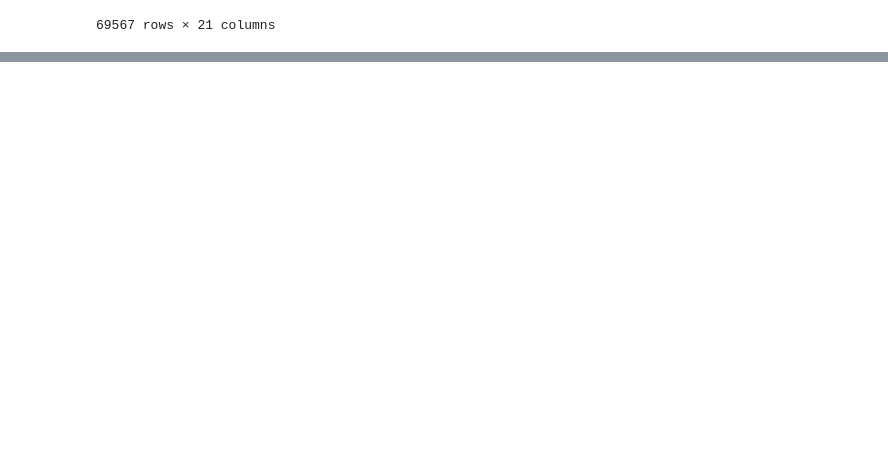
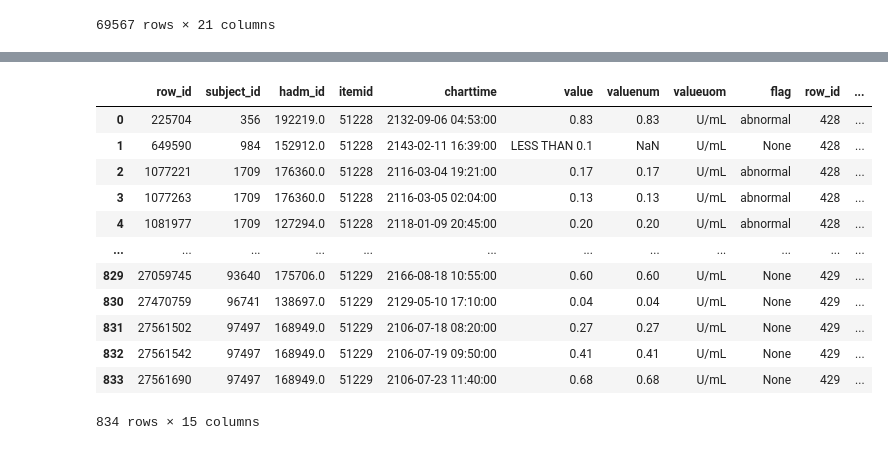
Before and after one commit to anaeliaovalle/mimic3_research, a Jupyter notebook: MIMIC3 Project.ipynb, the cells around one changed output, grey strips where cells are left out. Cells and saved outputs as stored; diff of their text form; code cells hidden in the pictures; blank space fills up the shorter version.

```diff
--- a/MIMIC3 Project.ipynb
+++ b/MIMIC3 Project.ipynb
@@ -420,0 +597,31 @@ df
+# %%
+
+query = query_schema + """
+
+
+SELECT
+    *
+FROM
+    labevents a
+INNER JOIN
+    d_labitems b
+ON a.itemid = b.itemid
+WHERE lower(label) like '%heparin%'
+"""
+df_labs = pd.read_sql_query(query,con)
+
+df_labs
+# %% [output]
+|  | row_id | subject_id | hadm_id | itemid | charttime | value | valuenum | valueuom | flag | row_id | ... |
+| 0 | 225704 | 356 | 192219.0 | 51228 | 2132-09-06 04:53:00 | 0.83 | 0.83 | U/mL | abnormal | 428 | ... |
+| 1 | 649590 | 984 | 152912.0 | 51228 | 2143-02-11 16:39:00 | LESS THAN 0.1 | NaN | U/mL | None | 428 | ... |
+| 2 | 1077221 | 1709 | 176360.0 | 51228 | 2116-03-04 19:21:00 | 0.17 | 0.17 | U/mL | abnormal | 428 | ... |
+| 3 | 1077263 | 1709 | 176360.0 | 51228 | 2116-03-05 02:04:00 | 0.13 | 0.13 | U/mL | abnormal | 428 | ... |
+| 4 | 1081977 | 1709 | 127294.0 | 51228 | 2118-01-09 20:45:00 | 0.20 | 0.20 | U/mL | abnormal | 428 | ... |
+| ... | ... | ... | ... | ... | ... | ... | ... | ... | ... | ... | ... |
+| 829 | 27059745 | 93640 | 175706.0 | 51229 | 2166-08-18 10:55:00 | 0.60 | 0.60 | U/mL | None | 429 | ... |
+| 830 | 27470759 | 96741 | 138697.0 | 51229 | 2129-05-10 17:10:00 | 0.04 | 0.04 | U/mL | None | 429 | ... |
+| 831 | 27561502 | 97497 | 168949.0 | 51229 | 2106-07-18 08:20:00 | 0.27 | 0.27 | U/mL | None | 429 | ... |
+| 832 | 27561542 | 97497 | 168949.0 | 51229 | 2106-07-19 09:50:00 | 0.41 | 0.41 | U/mL | None | 429 | ... |
+| 833 | 27561690 | 97497 | 168949.0 | 51229 | 2106-07-23 11:40:00 | 0.68 | 0.68 | U/mL | None | 429 | ... |
+834 rows × 15 columns
```
Also changed, not shown: parts of 32 cells of this notebook, 7 other files.
